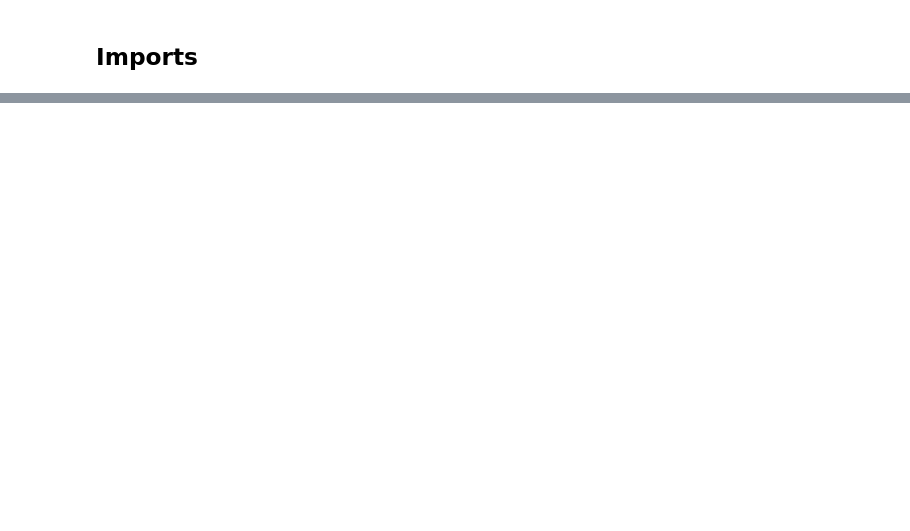
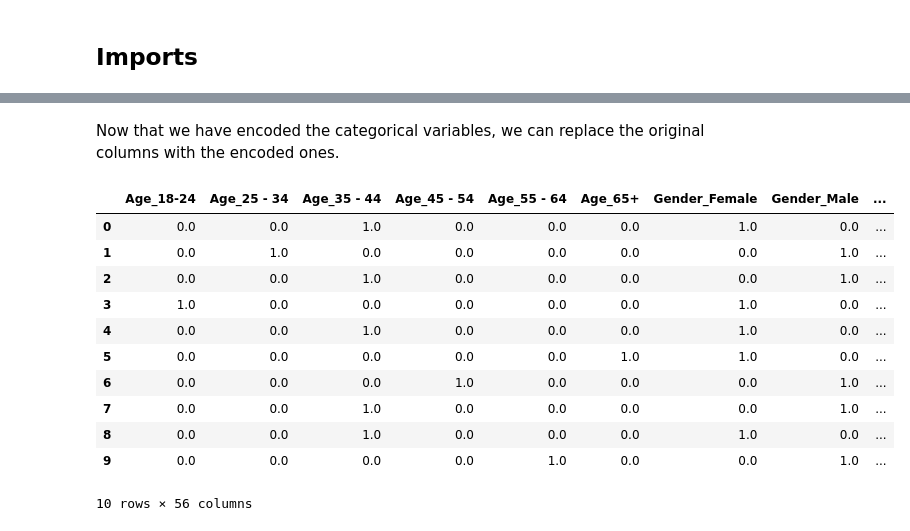
Before and after one commit to vasco-oliv/IA_P2, a Jupyter notebook: notebook.ipynb, the cells around one changed output, grey strips where cells are left out. Drawn from its saved outputs; the diff is of its cells as text; code cells hidden in the pictures; blank space fills up the shorter version.

Commit message:
Organized the data preprocessing section

```diff
--- a/notebook.ipynb
+++ b/notebook.ipynb
@@ -42,0 +89,3 @@ dataset.describe()
+# %%
+dataset = dataset[dataset['Semer'] == 'CL0']
+dataset = dataset.drop('Semer', axis=1)
@@ -259,0 +197,26 @@ clf = apply_random_forest_classifier(data1, 'Cannabis')
+# %%
+nominal_columns = ['Age', 'Gender', 'Education', 'Country', 'Ethnicity']
+
+onehot_encoder = OneHotEncoder(sparse_output=False)
+onehot_encoded = onehot_encoder.fit_transform(dataset[nominal_columns])
+encoded_nominal_columns = pd.DataFrame(onehot_encoded, columns=onehot_encoder.get_feature_names_out(nominal_columns))
+# %% [markdown]
+Now that we have encoded the categorical variables, we can replace the original columns with the encoded ones.
+# %%
+dataset = dataset.drop(nominal_columns, axis=1)
+dataset = pd.concat([encoded_nominal_columns, dataset], axis=1)
+# %%
+dataset.head(10)
+# %% [output]
+|  | Age_18-24 | Age_25 - 34 | Age_35 - 44 | Age_45 - 54 | Age_55 - 64 | Age_65+ | Gender_Female | Gender_Male | ... |
+| 0 | 0.0 | 0.0 | 1.0 | 0.0 | 0.0 | 0.0 | 1.0 | 0.0 | ... |
+| 1 | 0.0 | 1.0 | 0.0 | 0.0 | 0.0 | 0.0 | 0.0 | 1.0 | ... |
+| 2 | 0.0 | 0.0 | 1.0 | 0.0 | 0.0 | 0.0 | 0.0 | 1.0 | ... |
+| 3 | 1.0 | 0.0 | 0.0 | 0.0 | 0.0 | 0.0 | 1.0 | 0.0 | ... |
+| 4 | 0.0 | 0.0 | 1.0 | 0.0 | 0.0 | 0.0 | 1.0 | 0.0 | ... |
+| 5 | 0.0 | 0.0 | 0.0 | 0.0 | 0.0 | 1.0 | 1.0 | 0.0 | ... |
+| 6 | 0.0 | 0.0 | 0.0 | 1.0 | 0.0 | 0.0 | 0.0 | 1.0 | ... |
+| 7 | 0.0 | 0.0 | 1.0 | 0.0 | 0.0 | 0.0 | 0.0 | 1.0 | ... |
+| 8 | 0.0 | 0.0 | 1.0 | 0.0 | 0.0 | 0.0 | 1.0 | 0.0 | ... |
+| 9 | 0.0 | 0.0 | 0.0 | 0.0 | 1.0 | 0.0 | 0.0 | 1.0 | ... |
+10 rows × 56 columns
```
Also changed, not shown: parts of 28 cells of this notebook.
